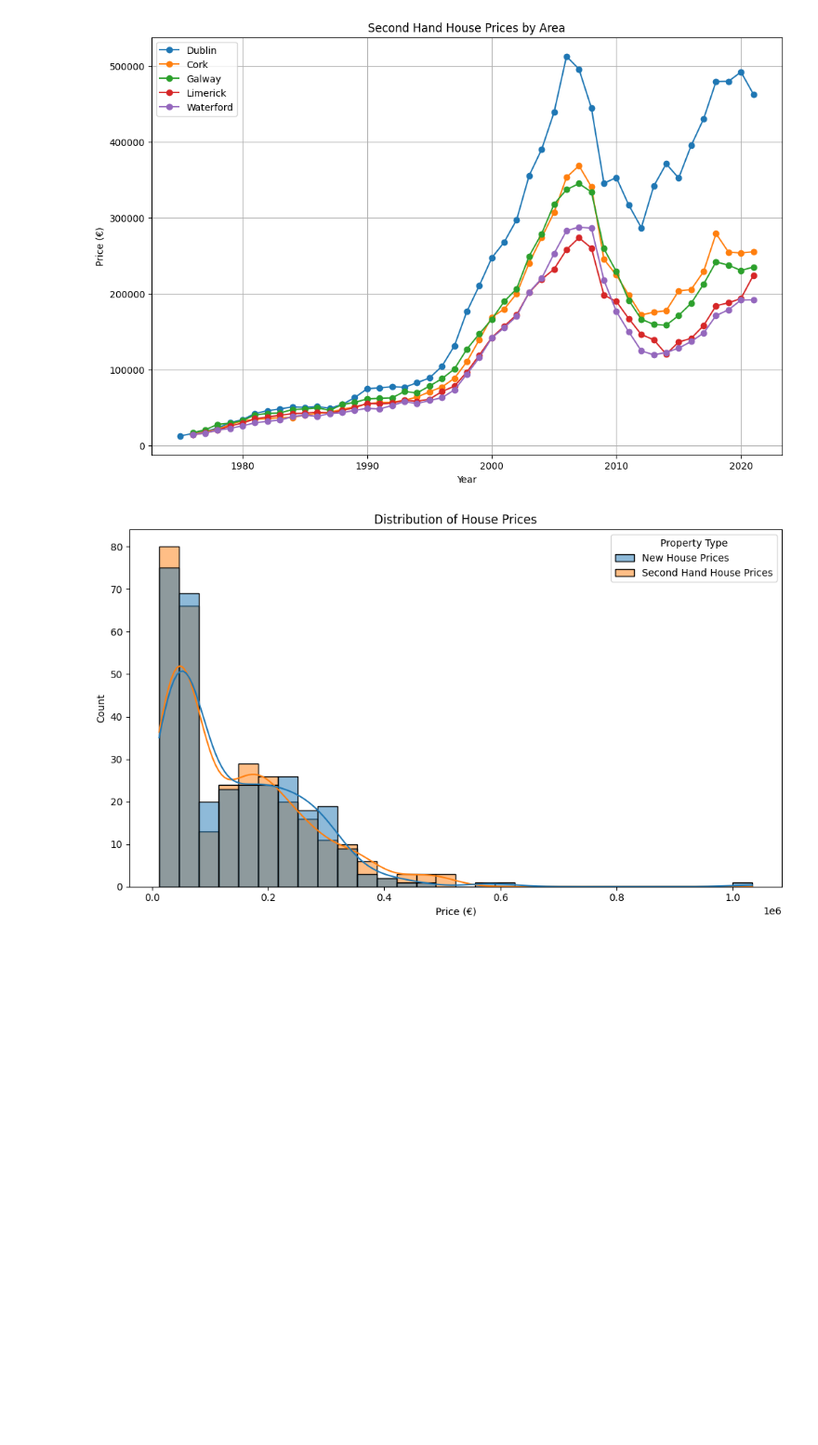
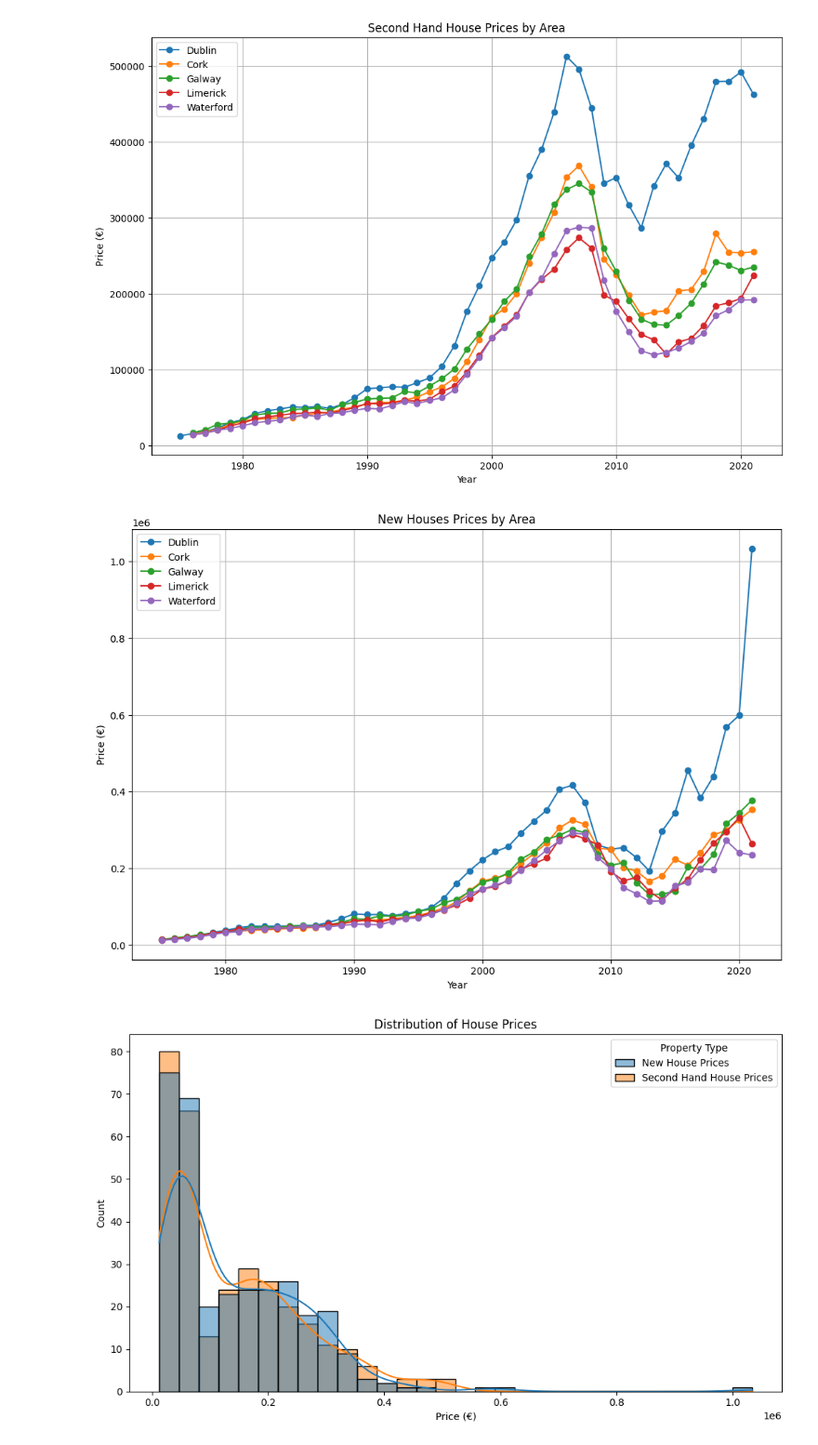
Before and after one commit to babiweltson/strategicthinkingCA3, a Jupyter notebook: CA3StrategicThinking.ipynb, the cells around one changed output. Shown at 93% size. Saved outputs shown, nothing was run; the diff lists cells and outputs as text; code cells hidden in the pictures; blank space fills up the shorter version.

```diff
--- a/CA3StrategicThinking.ipynb
+++ b/CA3StrategicThinking.ipynb
@@ -247,6 +251,36 @@ plt.grid(True)
 plt.show()
 # %% [output]
 [figure]
+# %%
+#Adding the data visualization for other counties
+
+plt.figure(figsize=(12, 8))
+
+for area in ['Dublin', 'Cork', 'Galway', 'Limerick', 'Waterford']:
+
+    area_data = combined_data[(combined_data['Area'] == area) &
+
+                              (combined_data['Property Type'] == 'New House Prices')]
+
+    if not area_data.empty:
+
+        plt.plot(area_data['Year'], area_data['VALUE'], marker='o', label=area)
+
+
+
+plt.title('New Houses Prices by Area')
+
+plt.xlabel('Year')
+
+plt.ylabel('Price (€)')
+
+plt.legend()
+
+plt.grid(True)
+
+plt.show()
+# %% [output]
+[figure, added]
 # %%
 plt.figure(figsize=(10, 6))
 
```
Also changed, not shown: parts of 4 cells of this notebook.
